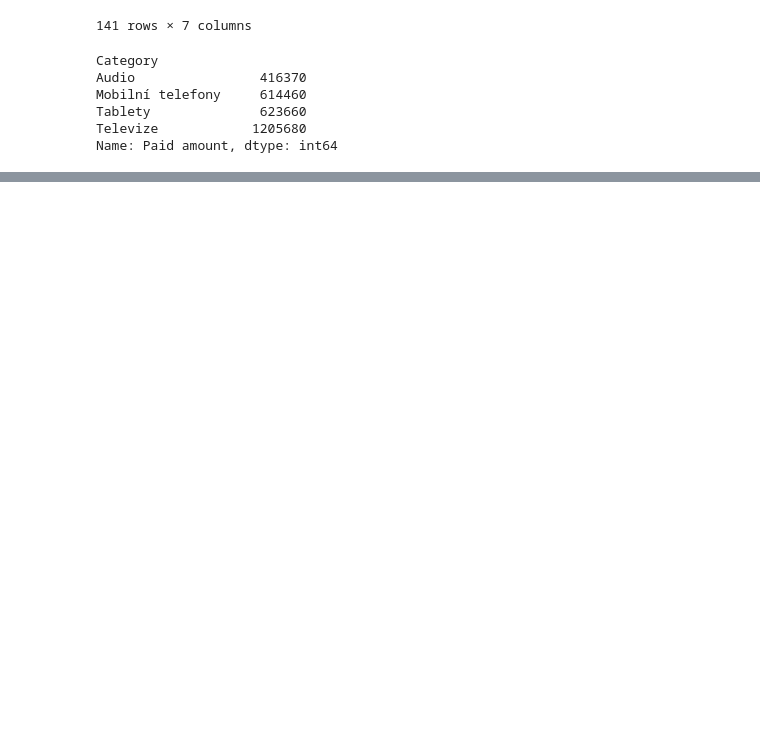
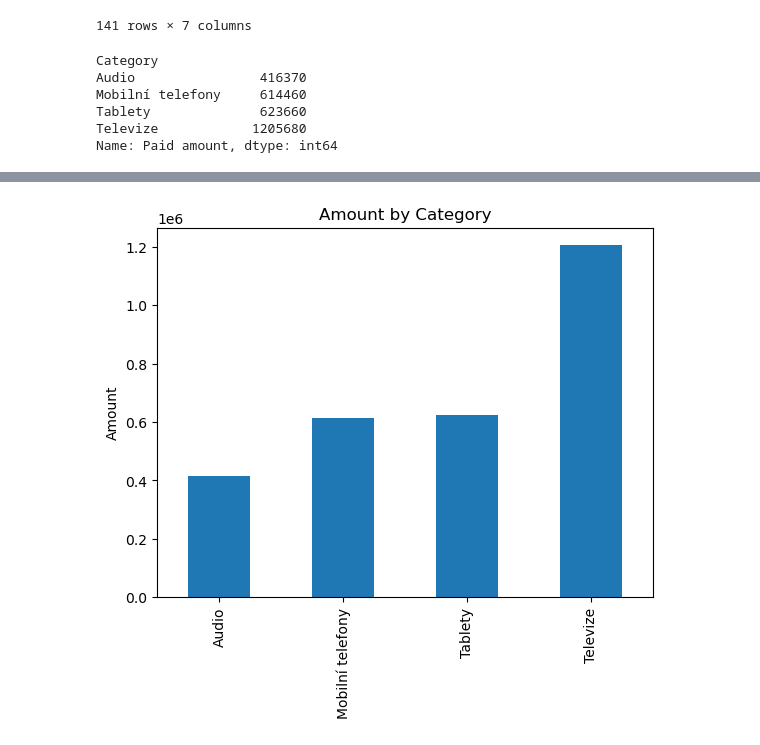
Before and after one commit to kejlajan/work_test, a Jupyter notebook: data_visualization_pipeline.ipynb, the cells around one changed output, grey strips where cells are left out. Saved outputs shown, nothing was run; the diff lists cells and outputs as text; code cells hidden in the pictures; blank space fills up the shorter version.

```diff
--- a/data_visualization_pipeline.ipynb
+++ b/data_visualization_pipeline.ipynb
@@ -102,0 +88,10 @@ Name: Paid amount, dtype: int64
+# %%
+total_made_by_category_DF.plot.bar()
+
+plt.xlabel(None)
+plt.ylabel('Amount')
+plt.title('Amount by Category')
+
+plt.show()
+# %% [output]
+[figure, added]
```
Also changed, not shown: parts of 3 cells of this notebook.
